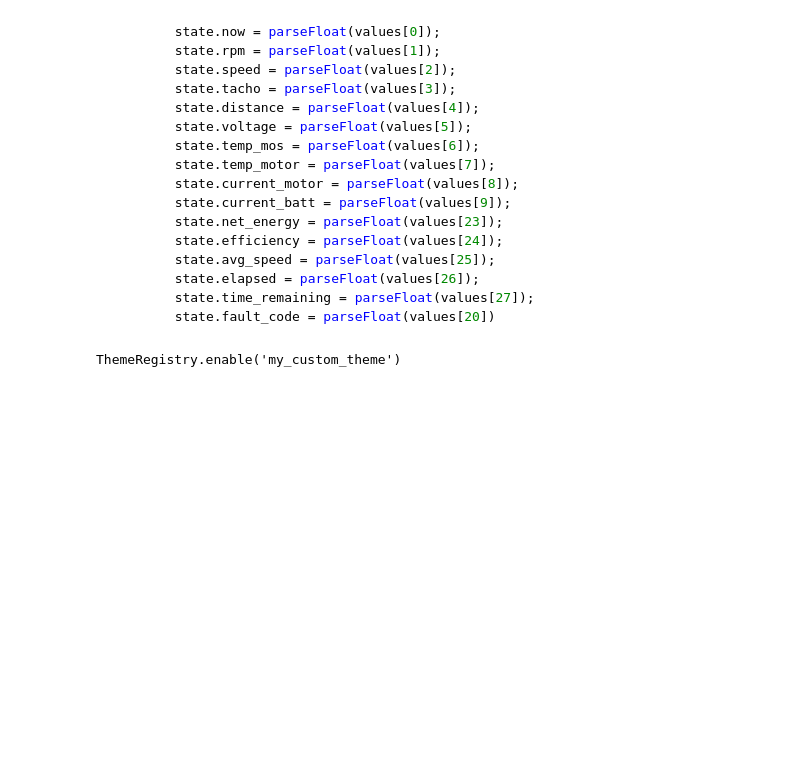
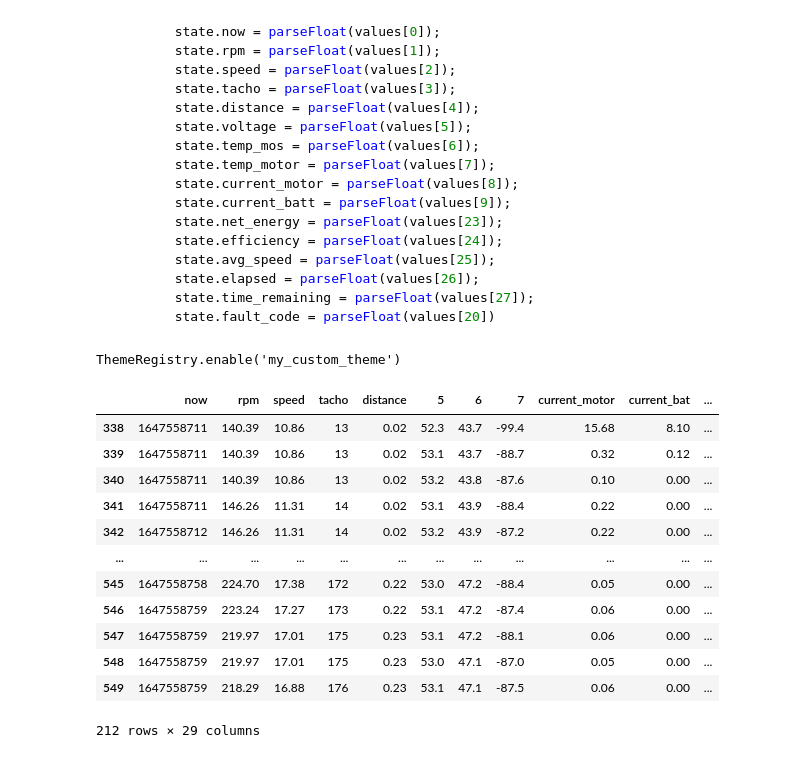
Before and after one commit to Buchko/smv_graphs, a Jupyter notebook: main.ipynb, the cells around one changed output. Drawn from its saved outputs; the diff is of its cells as text; code cells hidden in the pictures; blank space fills up the shorter version.

```diff
--- a/main.ipynb
+++ b/main.ipynb
@@ -177,19 +177,60 @@ def mask_df(df):
     return masked
 # %%
 masked = mask_df(df)
+
+
 #rolling average over speeds
-def graph_attribute(attribute, masked):
+def get_rolling(attribute, masked):
+    copy = masked.copy()
+    copy = copy[(copy[attribute] < 50)]
+    rolling = copy[attribute].rolling(window=3).mean()
+    rolling = rolling[rolling.notna()]
+    return rolling
+
+def graph_attribute(attribute, masked, rolling_window = 3):
     copy = masked.copy()
     copy = copy[copy[attribute] < 50]
-    copy["rolling"] = copy[attribute].rolling(window=3).mean()
+    copy["rolling"] = copy[attribute].rolling(window=rolling_window).mean()
     copy = copy[copy["rolling"].notna()]
     copy = copy[copy[attribute] > 1]
     chart = alt.Chart(copy[["time", "rolling"]]).mark_line().encode(
         x=alt.X("time", title="Time (s)"),
         y=alt.Y("rolling", title="Velocity (m/s)"))
     display(chart)
 
+
 masked = masked[(masked["time"] > 150) & (masked["time"] < 200)]
-graph_attribute("current_motor", masked)
+speed_rolling = get_rolling("speed", masked)
+motor_rolling = get_rolling("current_motor", masked)
+masked["speed_rolling"] = speed_rolling
+masked["motor_rolling"] = motor_rolling
+display(masked)
+base = alt.Chart(masked[[ "time", "speed_rolling", "motor_rolling" ]]).encode(
+    alt.X("time", title="time (s)")
+)
+line1 = base.mark_line(stroke="#04a5e5").encode(
+    alt.Y("speed_rolling", axis=(alt.Axis(title = "Velocity (m/s)", titleColor = "#04a5e5")))
+)
+
+line2 = base.mark_line(stroke="#fe640b").encode(
+    alt.Y("motor_rolling", scale = alt.Scale(domain=[0, 20]), axis=(alt.Axis(title = "Motor Current (Amps)", titleColor = "#fe640b")))
+)
+
+alt.layer(line1, line2).resolve_scale(
+    y="independent"
+)
 # %% [output]
+|  | now | rpm | speed | tacho | distance | 5 | 6 | 7 | current_motor | current_bat | ... |
+| 338 | 1647558711 | 140.39 | 10.86 | 13 | 0.02 | 52.3 | 43.7 | -99.4 | 15.68 | 8.10 | ... |
+| 339 | 1647558711 | 140.39 | 10.86 | 13 | 0.02 | 53.1 | 43.7 | -88.7 | 0.32 | 0.12 | ... |
+| 340 | 1647558711 | 140.39 | 10.86 | 13 | 0.02 | 53.2 | 43.8 | -87.6 | 0.10 | 0.00 | ... |
+| 341 | 1647558711 | 146.26 | 11.31 | 14 | 0.02 | 53.1 | 43.9 | -88.4 | 0.22 | 0.00 | ... |
+| 342 | 1647558712 | 146.26 | 11.31 | 14 | 0.02 | 53.2 | 43.9 | -87.2 | 0.22 | 0.00 | ... |
+| ... | ... | ... | ... | ... | ... | ... | ... | ... | ... | ... | ... |
+| 545 | 1647558758 | 224.70 | 17.38 | 172 | 0.22 | 53.0 | 47.2 | -88.4 | 0.05 | 0.00 | ... |
+| 546 | 1647558759 | 223.24 | 17.27 | 173 | 0.22 | 53.1 | 47.2 | -87.4 | 0.06 | 0.00 | ... |
+| 547 | 1647558759 | 219.97 | 17.01 | 175 | 0.23 | 53.1 | 47.2 | -88.1 | 0.06 | 0.00 | ... |
+| 548 | 1647558759 | 219.97 | 17.01 | 175 | 0.23 | 53.0 | 47.1 | -87.0 | 0.05 | 0.00 | ... |
+| 549 | 1647558759 | 218.29 | 16.88 | 176 | 0.23 | 53.1 | 47.1 | -87.5 | 0.06 | 0.00 | ... |
+212 rows × 29 columns
 [interactive output not drawn]
```
Also changed, not shown: parts of 2 cells of this notebook.
